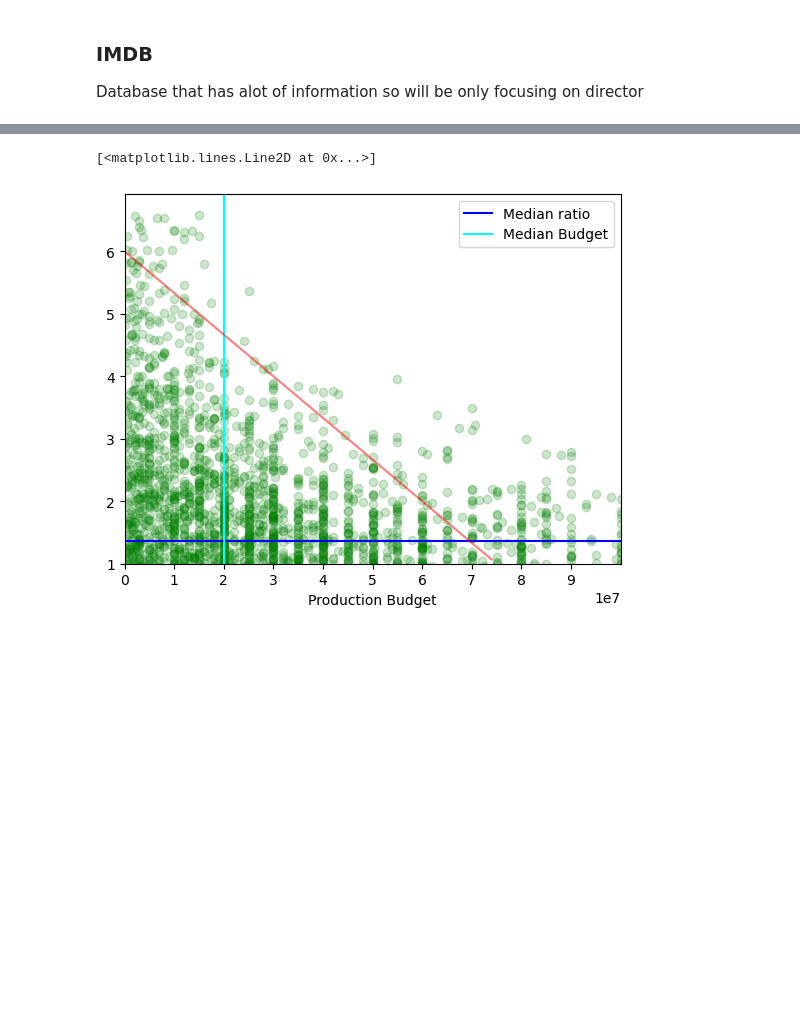
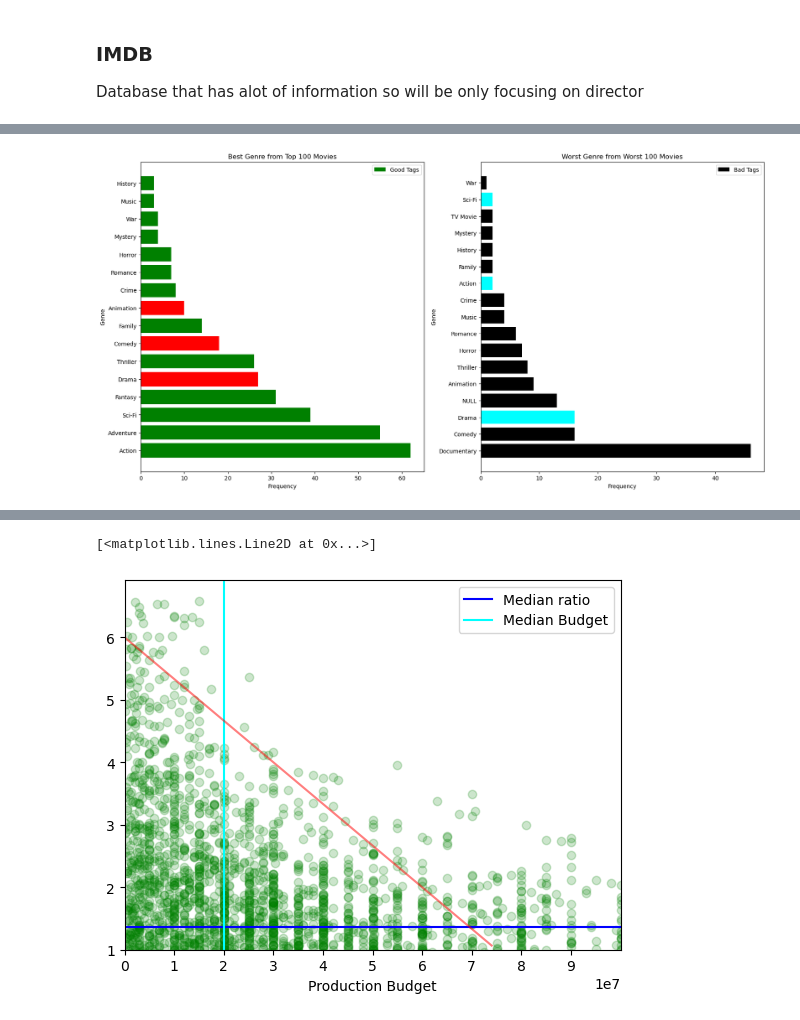
Before and after one commit to Tommyphung1/Movie_Anaylsis_for_Profit-, a Jupyter notebook: movie_code.ipynb, the cells around one changed output, grey strips where cells are left out. Saved outputs shown, nothing was run; the diff lists cells and outputs as text; code cells hidden in the pictures; blank space fills up the shorter version.

```diff
--- a/movie_code.ipynb
+++ b/movie_code.ipynb
@@ -48,3 +22,10 @@ pd.read_sql("""SELECT * FROM persons""", conn)
+# %%
+df_1 = pd.read_csv("data/tmdb.movies.csv")
+df_2 = pd.read_csv("data/tn.movie_budgets.csv")
+df_3 = pd.read_csv('data/rt.reviews.tsv',delimiter = '\t', encoding = 'cp437' )    #- Decided against using Rotten Tomatoes datasets
+df_4 = pd.read_csv('data/rt.movie_info.tsv',delimiter = '\t')
+df_5 = pd.read_csv('data/bom.movie_gross.csv',delimiter = '\t')
+conn = sql.connect('data/im.db/im.db')
 # %% [markdown]
 Conclusion: Both The Numbers and Box Office Mojo have similar dataset. Will The The Numbers for consistancy purposes
             Rotten Tomatoes and IMDB have data with NaN values which will not be usable for those given columns
@@ -122,6 +125,8 @@ Dropping Unnamed column and remove duplicate
 # %%
 ####   Data Cleaning    ###
-print(df_1.info())    #Unknown column
 df_1['Unnamed: 0']    #No use, index column
 df_1.drop("Unnamed: 0", axis = 1, inplace= True)   #Remove the column
-df_1.columns    #Confirm the drop
+###    Remove dups    ###
+df_1.drop_duplicates(inplace = True)    #Remove dups
+#Clean the list a bit
+df_1['genre_ids'] = dp.clean_genre(df_1)
@@ -257,8 +218,8 @@ Combine the two dataset to see the correlation between the genre and the most pr
 # Titles from the first dataset
 df1_top_list = list(df1_top_movies['title'])    #Top 100 movies from the first dataset
 
-df1_top_genre = count_genre(df1_top_movies)    #Top genre from the most popular movies
-df1_worst_genre = count_genre(df1_worst_movie)    #Top genre from teh worst movies
+df1_top_genre = dp.count_genre(df1_top_movies)    #Top genre from the most popular movies
+df1_worst_genre = dp.count_genre(df1_worst_movie)    #Top genre from teh worst movies
 
 ###    Function that takes the data frame, takes the movie name if they are also in the top movie list    ###
 def list_of_movies(df_list):
@@ -474,0 +339,4 @@ ax.set_ylabel('Genre');
+# %%
+dv.worst_and_best(df1_top_genre, df1_worst_genre)
+# %% [output]
+[figure, added]
```
Also changed, not shown: parts of 79 cells of this notebook, 5 other files.
